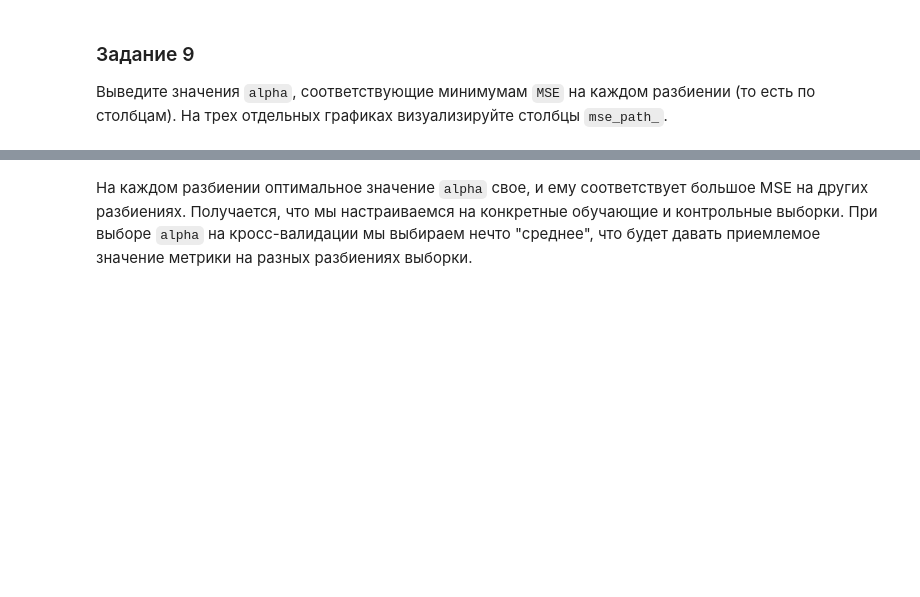
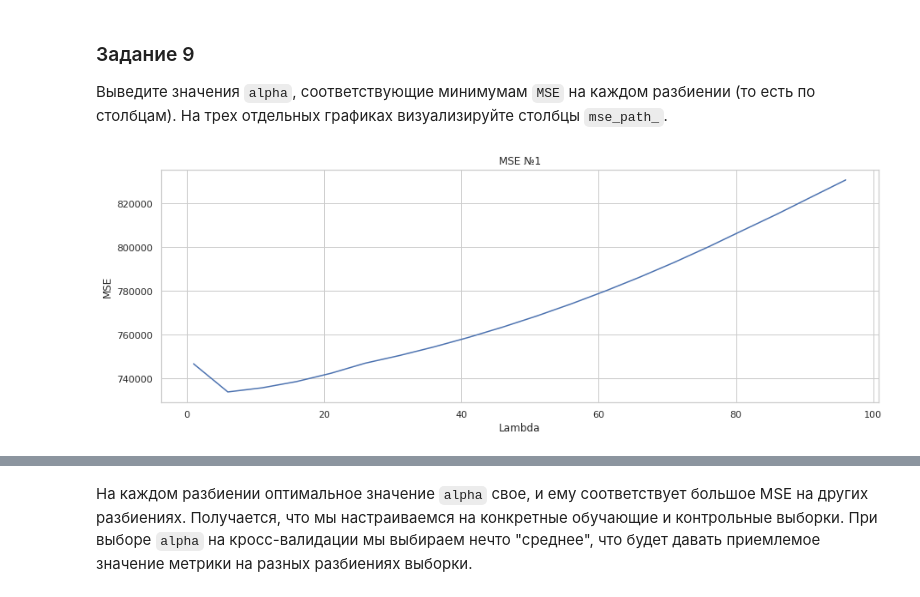
Before and after one commit to PavelStelmakhV/hw308-linear-regression-overfitting-and-regularization, a Jupyter notebook: OverfittingHomeWork.ipynb, the cells around one changed output, grey strips where cells are left out. Drawn from its saved outputs; the diff is of its cells as text; code cells hidden in the pictures; blank space fills up the shorter version.

```diff
--- a/OverfittingHomeWork.ipynb
+++ b/OverfittingHomeWork.ipynb
@@ -327,10 +327,9 @@ print(f'Alpha = {regressor.alpha_}')
 for e in zip(df_shuffled.columns[:-1], regressor.coef_):
   print(f'{e[0]}: {e[1]}')
 
-data = []
-for i in range(len(regressor.alphas_)):
-  data.append([regressor.alphas_[i], regressor.mse_path_[i].mean()])
-
+data = np.zeros((len(regressor.alphas_), 2), dtype=float)
+data[:, 0] = regressor.alphas_
+data[:, 1] = list(map(lambda e: e.mean(), regressor.mse_path_))
 create_plot(data, 'Avg MSE', 'Lambda', 'MSE')
 # %% [output]
 Alpha = 6
@@ -355,5 +354,7 @@ windspeed(ms): -2.6854702314758792e-08
 Выведите значения `alpha`, соответствующие минимумам `MSE` на каждом разбиении (то есть по столбцам).
 На трех отдельных графиках визуализируйте столбцы `mse_path_`.
 # %%
-
+data[:, 1] = list(map(lambda e: e[0], regressor.mse_path_))
 create_plot(data, 'MSE №1', 'Lambda', 'MSE')
+# %% [output]
+[figure, added]
```
Also changed, not shown: parts of 5 cells of this notebook.
